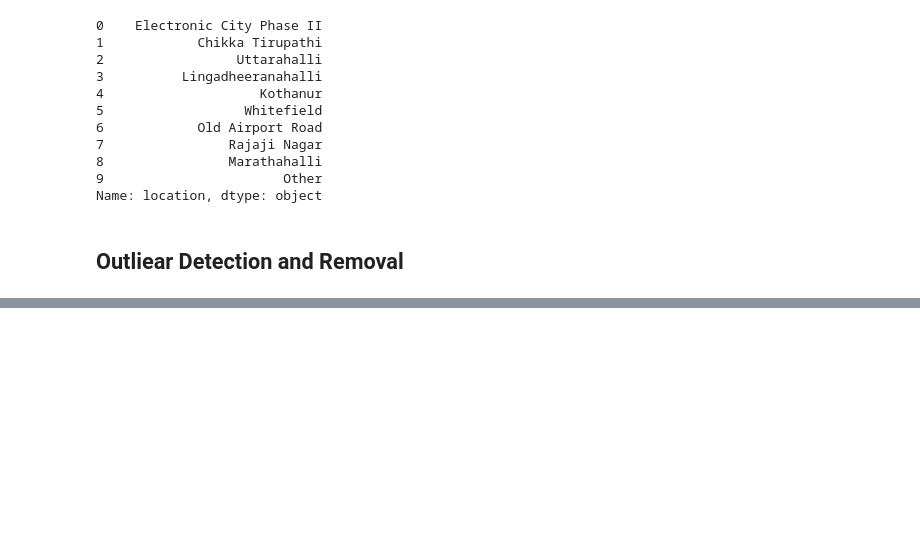
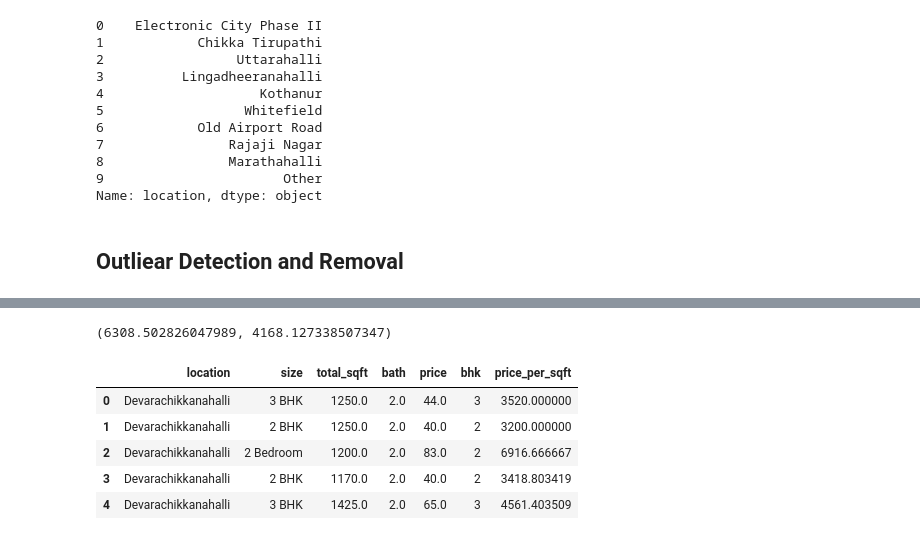
Before and after one commit to amidying/ML_Begginer_01, a Jupyter notebook: 16_projects/01_house_price_prediction/03_practice.ipynb, the cells around one changed output, grey strips where cells are left out. Cells and saved outputs as stored; diff of their text form; code cells hidden in the pictures; blank space fills up the shorter version.

```diff
--- a/16_projects/01_house_price_prediction/03_practice.ipynb
+++ b/16_projects/01_house_price_prediction/03_practice.ipynb
@@ -339,0 +411,22 @@ Name: location, dtype: object
+# %%
+mu,sigma
+# %% [output]
+(6308.502826047989, 4168.127338507347)
+# %%
+def remove_pps_outlier(df):
+    df_out = pd.DataFrame()
+    for key, subdf in df.groupby('location'):
+        m = np.mean(subdf.price_per_sqft)
+        st = np.std(subdf.price_per_sqft)
+        reduced_df = subdf[(subdf.price_per_sqft>(m-st)) & (subdf.price_per_sqft <= (m+st))]
+        df_out = pd.concat([df_out,reduced_df],ignore_index=True)
+    return df_out
+df7 = remove_pps_outlier(df6)
+df7.head()
+# %% [output]
+|  | location | size | total_sqft | bath | price | bhk | price_per_sqft |
+| 0 | Devarachikkanahalli | 3 BHK | 1250.0 | 2.0 | 44.0 | 3 | 3520.000000 |
+| 1 | Devarachikkanahalli | 2 BHK | 1250.0 | 2.0 | 40.0 | 2 | 3200.000000 |
+| 2 | Devarachikkanahalli | 2 Bedroom | 1200.0 | 2.0 | 83.0 | 2 | 6916.666667 |
+| 3 | Devarachikkanahalli | 2 BHK | 1170.0 | 2.0 | 40.0 | 2 | 3418.803419 |
+| 4 | Devarachikkanahalli | 3 BHK | 1425.0 | 2.0 | 65.0 | 3 | 4561.403509 |
```
Also changed, not shown: parts of 11 cells of this notebook, 2 other files.
